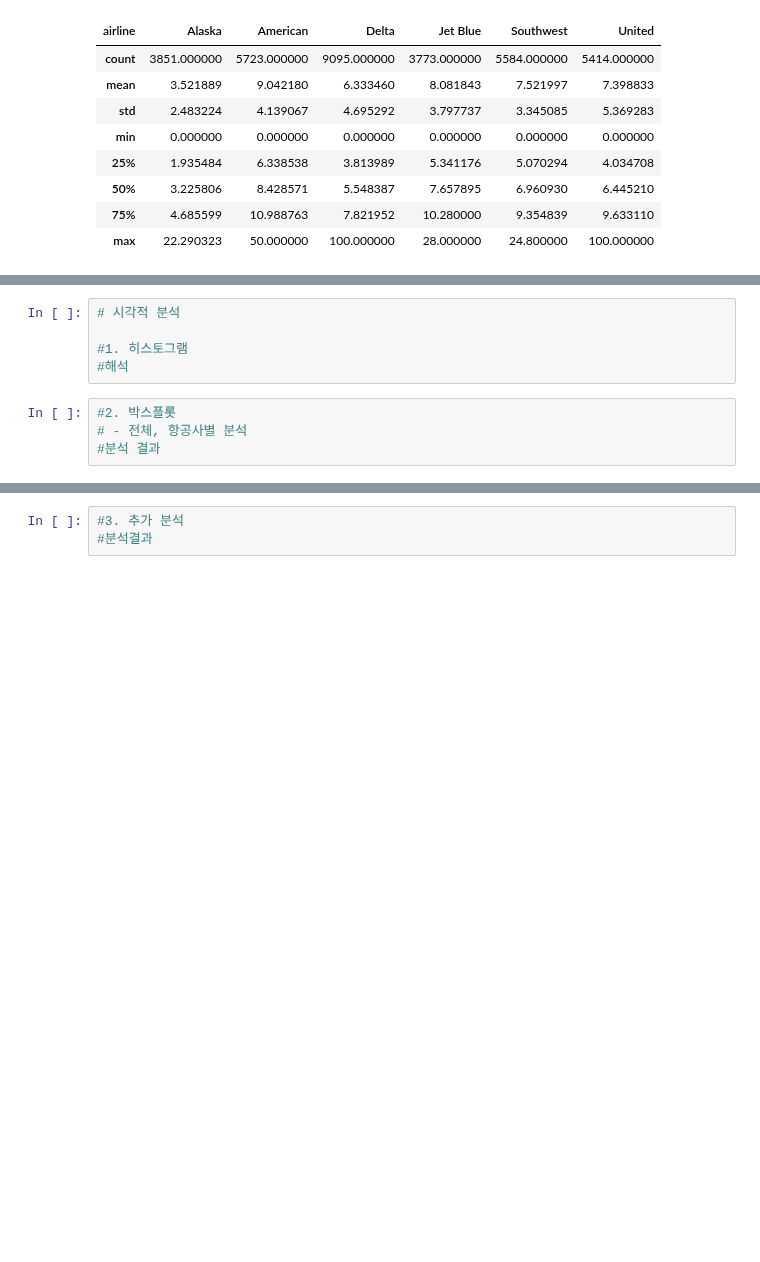
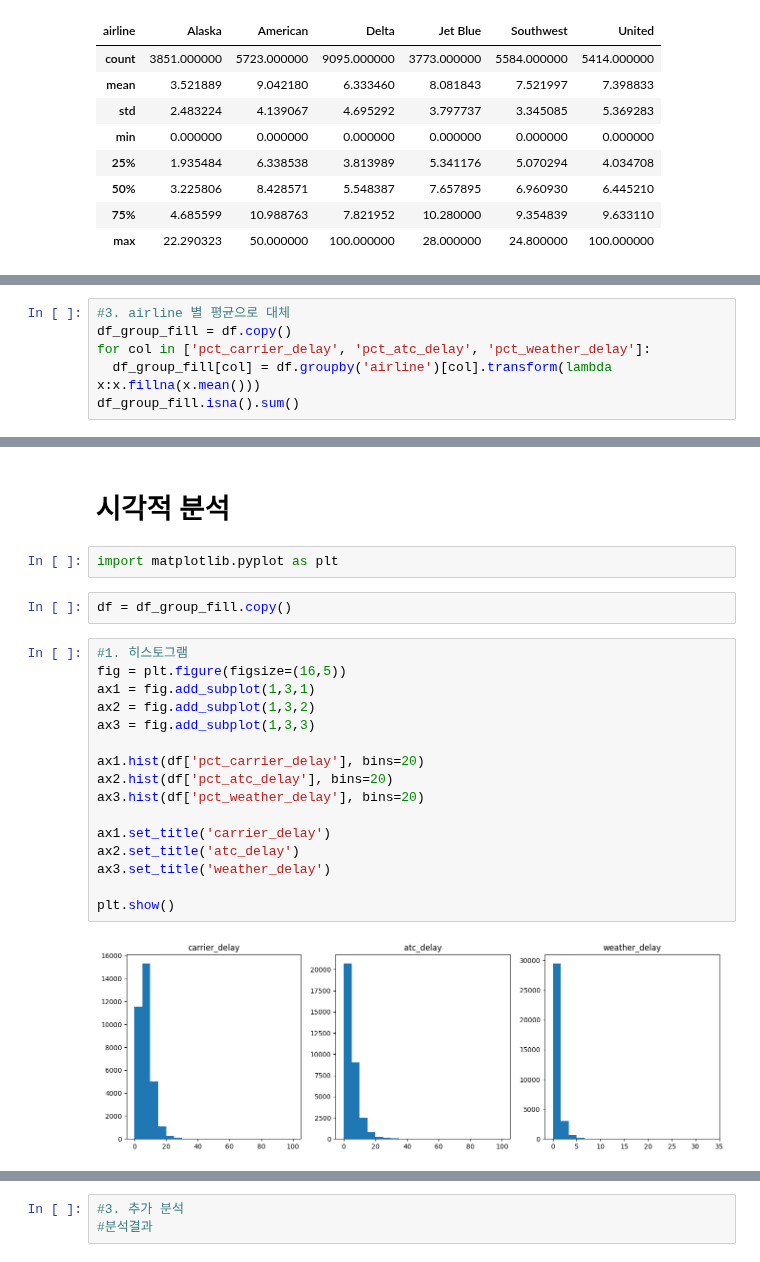
Before and after one commit to yleessam/hipython_rep, a Jupyter notebook: 18_탐색적데이터분석.ipynb, the cells around one changed output, grey strips where cells are left out. Cells and saved outputs as stored; diff of their text form; blank space fills up the shorter version.

```diff
--- a/18_탐색적데이터분석.ipynb
+++ b/18_탐색적데이터분석.ipynb
@@ -106,0 +196,6 @@ df.groupby('airline')['pct_carrier_delay'].describe().T
+# %%
+#3. airline 별 평균으로 대체
+df_group_fill = df.copy()
+for col in ['pct_carrier_delay', 'pct_atc_delay', 'pct_weather_delay']:
+  df_group_fill[col] = df.groupby('airline')[col].transform(lambda x:x.fillna(x.mean()))
+df_group_fill.isna().sum()
@@ -107,9 +252,24 @@ df.groupby('airline')['pct_carrier_delay'].describe().T
+# %% [markdown]
+# 시각적 분석
+# %%
+import matplotlib.pyplot as plt
+# %%
+df = df_group_fill.copy()
 # %%
-# 시각적 분석
+#1. 히스토그램
+fig = plt.figure(figsize=(16,5))
+ax1 = fig.add_subplot(1,3,1)
+ax2 = fig.add_subplot(1,3,2)
+ax3 = fig.add_subplot(1,3,3)
 
-#1. 히스토그램
-#해석
+ax1.hist(df['pct_carrier_delay'], bins=20)
+ax2.hist(df['pct_atc_delay'], bins=20)
+ax3.hist(df['pct_weather_delay'], bins=20)
+
+ax1.set_title('carrier_delay')
+ax2.set_title('atc_delay')
+ax3.set_title('weather_delay')
+
+plt.show()
+# %% [output]
+[figure, added]
-# %%
-#2. 박스플롯
-# - 전체, 항공사별 분석
-#분석 결과
```
Also changed, not shown: parts of 26 cells of this notebook.
